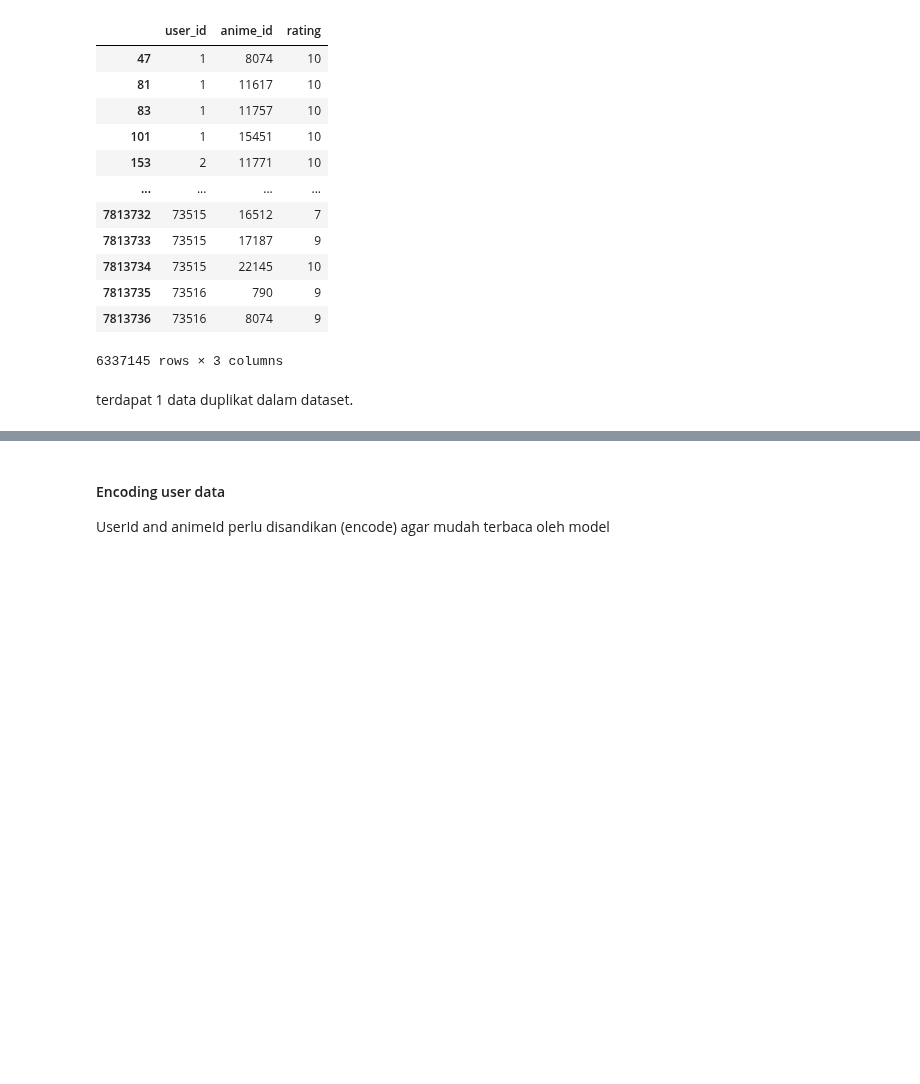
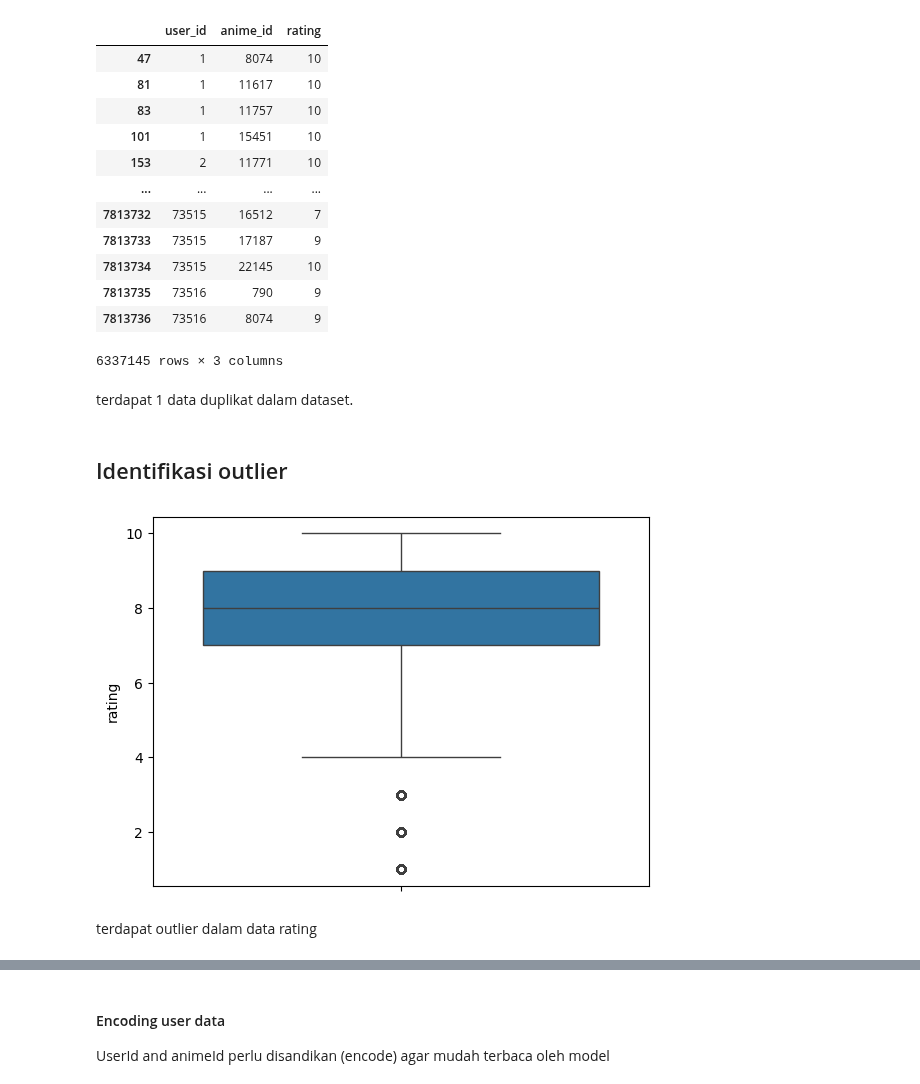
Before and after one commit to arachanx21/animeRec, a Jupyter notebook: animerec.ipynb, the cells around one changed output, grey strips where cells are left out. Drawn from its saved outputs; the diff is of its cells as text; code cells hidden in the pictures; blank space fills up the shorter version.

```diff
--- a/animerec.ipynb
+++ b/animerec.ipynb
@@ -577,3 +576,14 @@ df
 6337145 rows × 3 columns
 # %% [markdown]
 terdapat 1 data duplikat dalam dataset.
+# %% [markdown]
+## Identifikasi outlier
+# %%
+import seaborn as sns
+sns.boxplot(df["rating"])
+plt.xticks(rotation=90)
+plt.show()
+# %% [output]
+[figure, added]
+# %% [markdown]
+terdapat outlier dalam data rating
```
Also changed, not shown: parts of 20 cells of this notebook, 1 other file.
